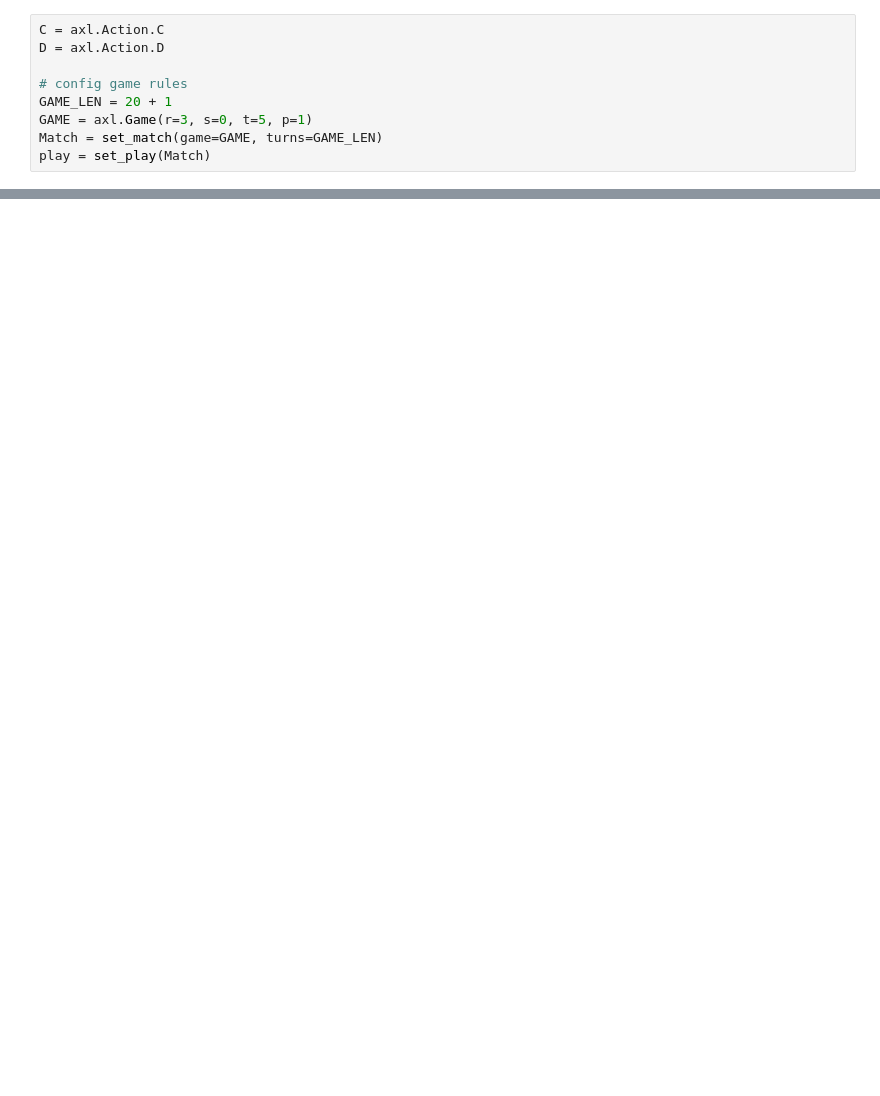
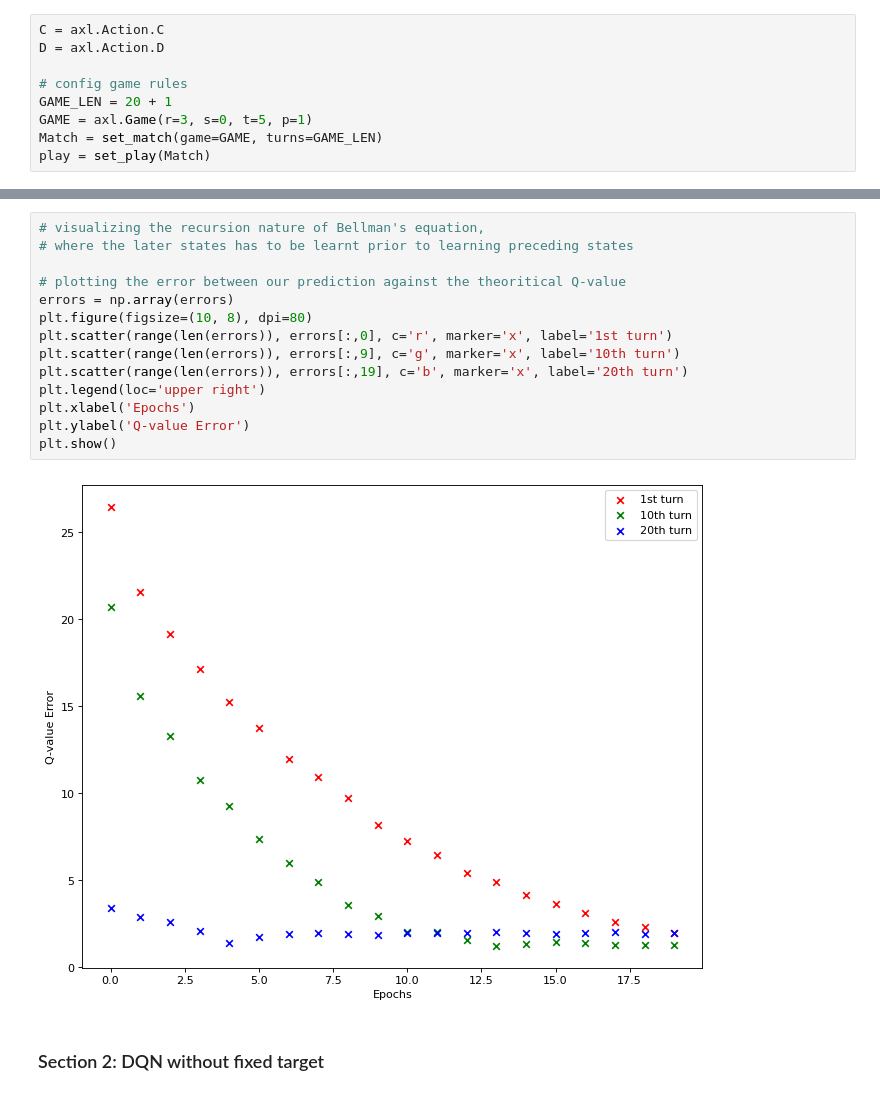
Before and after one commit to hongh-zhang/The-Evolution-of-Defection, a Jupyter notebook: Stage 1.ipynb, the cells around one changed output, grey strips where cells are left out. Drawn from its saved outputs; the diff is of its cells as text; blank space fills up the shorter version.

```diff
--- a/Stage 1.ipynb
+++ b/Stage 1.ipynb
@@ -339,0 +220,18 @@ Printing linear layer:
+# %%
+# visualizing the recursion nature of Bellman's equation,
+# where the later states has to be learnt prior to learning preceding states
+
+# plotting the error between our prediction against the theoritical Q-value
+errors = np.array(errors)
+plt.figure(figsize=(10, 8), dpi=80)
+plt.scatter(range(len(errors)), errors[:,0], c='r', marker='x', label='1st turn')
+plt.scatter(range(len(errors)), errors[:,9], c='g', marker='x', label='10th turn')
+plt.scatter(range(len(errors)), errors[:,19], c='b', marker='x', label='20th turn')
+plt.legend(loc='upper right')
+plt.xlabel('Epochs')
+plt.ylabel('Q-value Error')
+plt.show()
+# %% [output]
+[figure, added]
+# %% [markdown]
+### Section 2: DQN without fixed target
```
Also changed, not shown: parts of 36 cells of this notebook, 7 other files.
